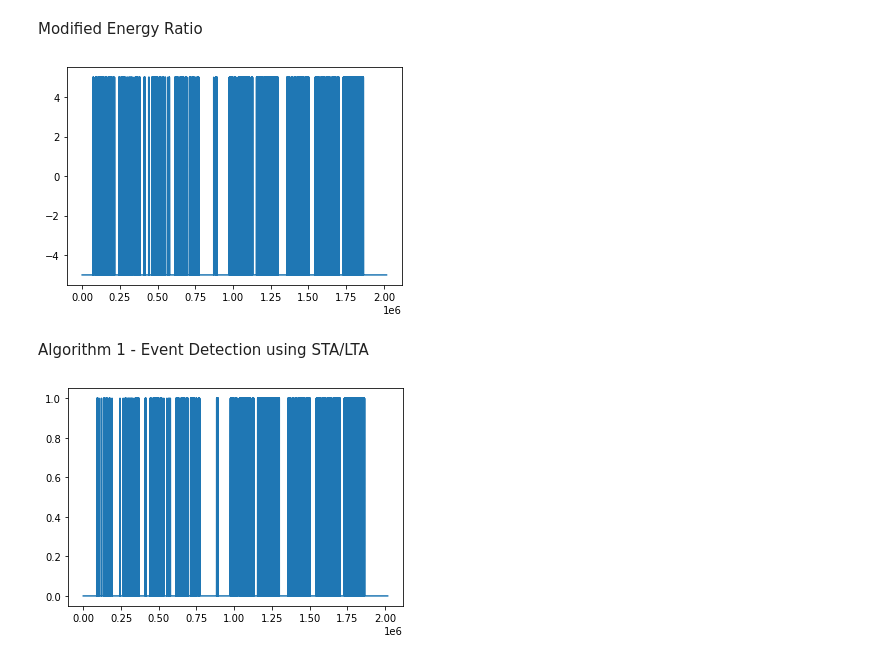
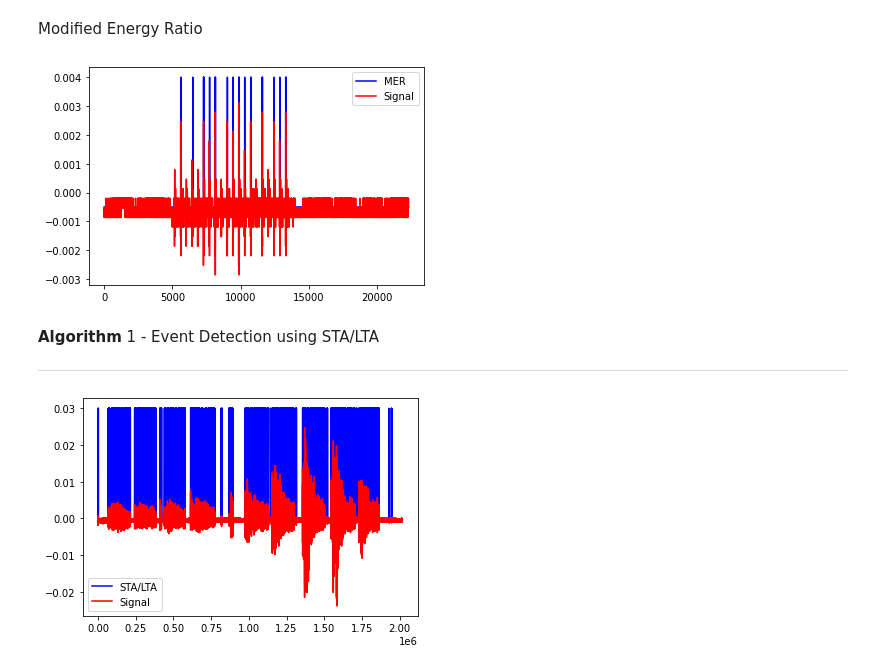
Before and after one commit to Abhinav9512/Event-Detection-from-Seismic-waves, a Jupyter notebook: Project.ipynb, the cells around one changed output. Cells and saved outputs as stored; diff of their text form; code cells hidden in the pictures.

```diff
--- a/Project.ipynb
+++ b/Project.ipynb
@@ -210,12 +334,12 @@ import numpy as np
 import matplotlib.pyplot as plt
 
 df = pd.read_csv("/content/drive/MyDrive/CSV files/sensor_a_6_march.csv", header=None, skiprows=10)
-df["modifiedEnergyRatio"] = -5.0      # Default value is -5.0 if there is event then it will be 5.0.
+df["modifiedEnergyRatio"] = -0.0005      # Default value is -0.0005 if there is event then it will be 0.004.
 df["startingTime"] = 0.0              # For storing starting time
 df["endingTime"] = 0.0                # For storing ending time
 
-x = len(df.values[:,0])
-y = df.values[:,1]
+x = len(df.values[:,0])               # length of signal
+y = df.values[:,1]                    # Amplitude
 
 L = 50
 
@@ -223,42 +347,52 @@ def modifiedEnergyRatio (signalLength, amp):
   i = L
   ind = 0                             # To store starting time index of event
   flag = 0                            # To store ending time index of event
 
   while i < signalLength - L:
     num = 0.0
     den = 0.0
     n1 = i-L
     n2 = i
 
     while n1 < i :
       num = num + (amp[n1]*amp[n1])
       n1 = n1 + 1
 
     while n2 < i+L :
       den = den + (amp[n2]*amp[n2])
       n2 = n2 + 1
 
     ratio = (num/den)*abs(amp[i]*amp[i]*amp[i])
 
-    if ratio > 0.00000002 :
-      df.values[i,2] = 5.0
+    if ratio > 0.00000001 :
+      df.values[i,2] = 0.004
 
       if flag == ind :
-        df.values[ind,3] = i
+        df.values[ind,3] = i                  # To store starting time of event
         flag = flag + 1
 
-    if df.values[i-1,2] > 0.00000002 and df.values[i,2] < 0.00000002 :
-      df.values[ind,4] = i - 1
+    if df.values[i-1,2] == 0.004 and df.values[i,2] != 0.004 :
+      df.values[ind,4] = i - 1                # To store ending time of event
       ind = ind + 1
 
     i=i+1
 modifiedEnergyRatio(x,y)
-plt.plot(df.values[:,2])
+
+modified_energy_ratio = df.values[63000:85300,2]
+
+plt.plot(modified_energy_ratio,'b-',label='MER')           # output of modified energy ratio
+plt.plot(df.values[63000:85300,1],'r-',label='Signal')        # signal
+
+plt.legend()
+plt.show()
+
 df.to_csv('/content/drive/MyDrive/CSV files/mer.csv', index=False)              # To store events
 # %% [output]
-[figure, old version]
+[figure, new version]
 # %% [markdown]
-Algorithm 1 - Event Detection using STA/LTA
+**Algorithm** 1 - Event Detection using STA/LTA
+
+---
 # %%
 import pandas as pd
 import numpy as np
@@ -266,7 +400,7 @@ import math
 import matplotlib.pyplot as plt
 
 df = pd.read_csv("/content/drive/MyDrive/CSV files/sensor_a_6_march.csv", header=None, skiprows=10)
-df["staLta"] = 0.0           # Default value is 0.0 if there is event then it will be 1.0.
+df["staLta"] = -0.0005       # Default value is -0.0005 if there is event then it will be 0.03. sig_event
 
 x = len(df.values[:,0])     #Signal Length
 y = df.values[:,1]          #Voltage
@@ -294,23 +428,26 @@ def stalta (signalLength, amp):
     if stop >= signalLength :
       break;
 
-    while n1 < sta_stop :
+    while n1 < sta_stop :                                 # to calculate sta
       sta = sta + ((amp[n1]*amp[n1])/shortTermWindow)
       n1 = n1 + 1
 
-    while n2 < lta_stop:
+    while n2 < lta_stop:                                  # to calculate lta
       lta = lta + ((amp[n2]*amp[n2])/longTermWindow)
       n2 = n2 + 1
 
     ratio = sta/lta
 
-    if ratio > 10:
-      df.values[start:stop,2] = 1.0
-
+    if ratio > 4:
+      df.values[start:stop,2] = 0.03
     i=i+1
 stalta(x,y)
 
-plt.plot(df.values[:,2])
-df.to_csv('/content/drive/MyDrive/CSV files/sta_lta_1.csv', index=False)
+plt.plot(df.values[:,2],'b-',label='STA/LTA')            # output of Algorithm 1
+plt.plot(df.values[:,1],'r-',label='Signal')        # signal
+plt.legend()
+plt.show()
+
+df.to_csv('/content/drive/MyDrive/CSV files/sta_lta_1.csv', index=False)        # To store events
 # %% [output]
-[figure, old version]
+[figure, new version]
```
Also changed, not shown: parts of 14 cells of this notebook.
